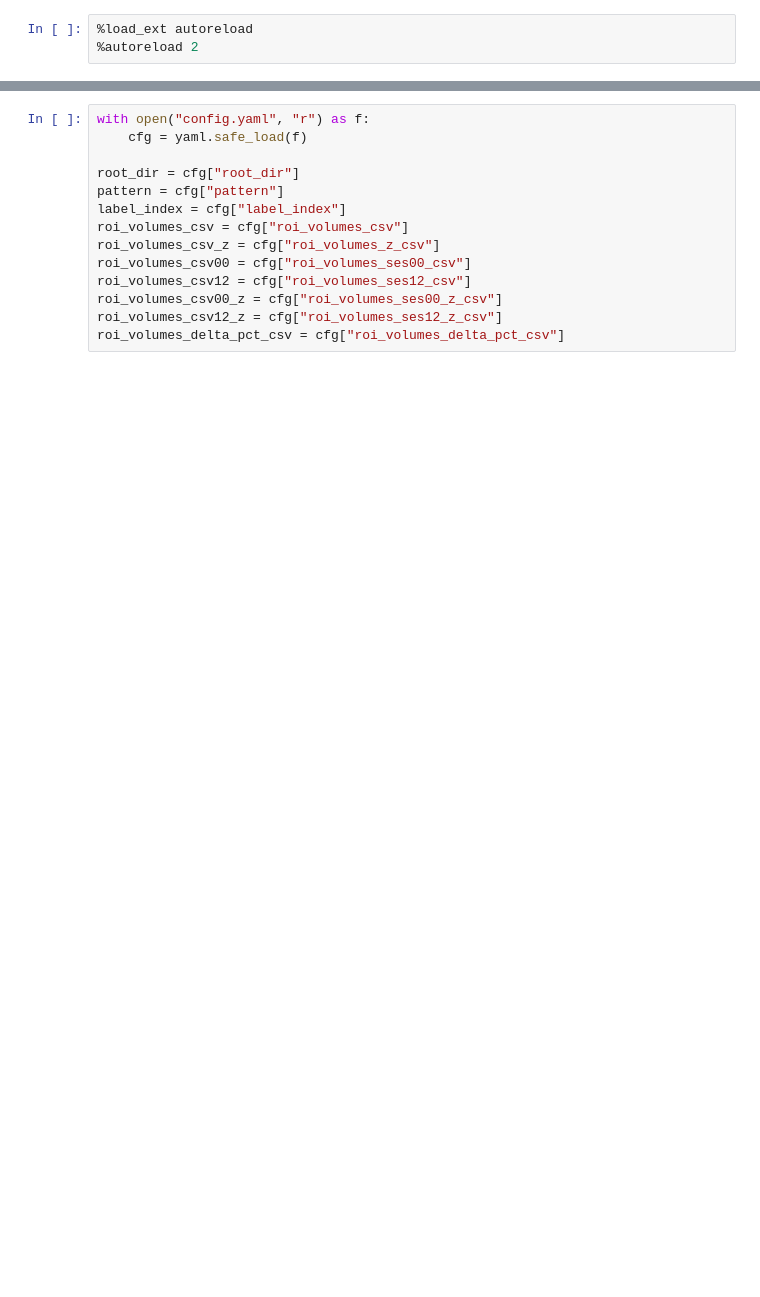
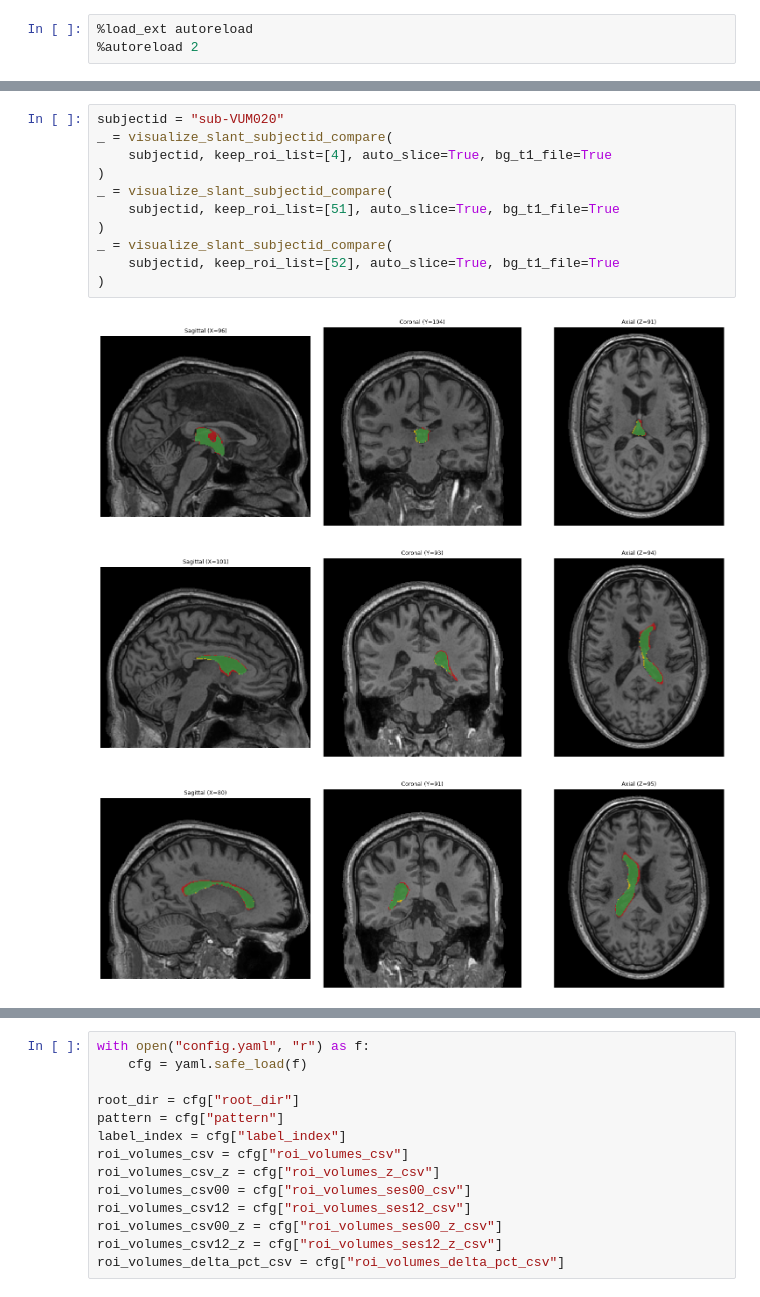
Before and after one commit to JihengLi/brain_ventricle_icu, a Jupyter notebook: notebook.ipynb, the cells around one changed output, grey strips where cells are left out. Saved outputs shown, nothing was run; the diff lists cells and outputs as text; blank space fills up the shorter version.

```diff
--- a/notebook.ipynb
+++ b/notebook.ipynb
@@ -20,0 +36,15 @@ from stats_plot import *
+# %%
+subjectid = "sub-VUM020"
+_ = visualize_slant_subjectid_compare(
+    subjectid, keep_roi_list=[4], auto_slice=True, bg_t1_file=True
+)
+_ = visualize_slant_subjectid_compare(
+    subjectid, keep_roi_list=[51], auto_slice=True, bg_t1_file=True
+)
+_ = visualize_slant_subjectid_compare(
+    subjectid, keep_roi_list=[52], auto_slice=True, bg_t1_file=True
+)
+# %% [output]
+[figure, added]
+[figure, added]
+[figure, added]
```
Also changed, not shown: parts of 22 cells of this notebook, 40 other files.
